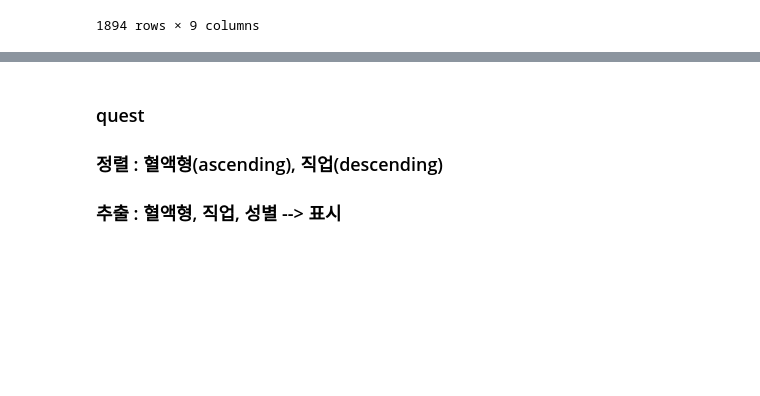
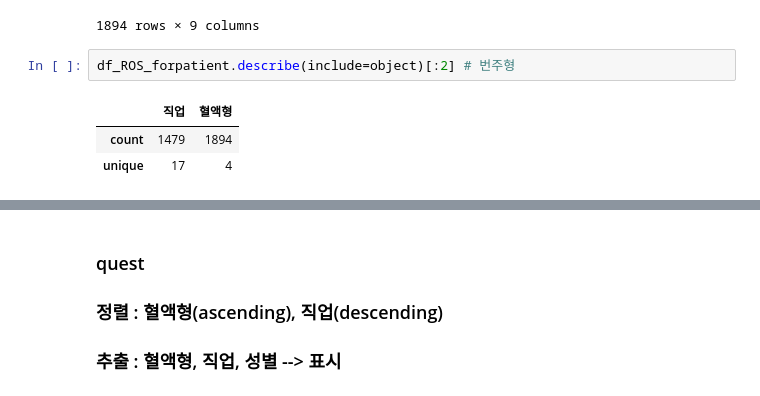
Before and after one commit to estskyway/study_data_analytics, a Jupyter notebook: codes/DDA/RecurrenceOfSurgery_DDA.ipynb, the cells around one changed output, grey strips where cells are left out. Saved outputs shown, nothing was run; the diff lists cells and outputs as text; blank space fills up the shorter version.

```diff
--- a/codes/DDA/RecurrenceOfSurgery_DDA.ipynb
+++ b/codes/DDA/RecurrenceOfSurgery_DDA.ipynb
@@ -156,3 +160,9 @@ df_ROS_forpatient.sort_values(by=['신장', '체중'], ascending=[False, False])
 | 896 | 2 | 140 | 0 | 35.0 | 0 | 48 | NaN | RH+A | 0 |
 | 1763 | 2 | 140 | 1 | 35.0 | 0 | 86 | 무직 | RH+O | 0 |
 1894 rows × 9 columns
+# %%
+df_ROS_forpatient.describe(include=object)[:2] # 번주형
+# %% [output]
+|  | 직업 | 혈액형 |
+| count | 1479 | 1894 |
+| unique | 17 | 4 |
```
Also changed, not shown: parts of 15 cells of this notebook, 4 other files.
